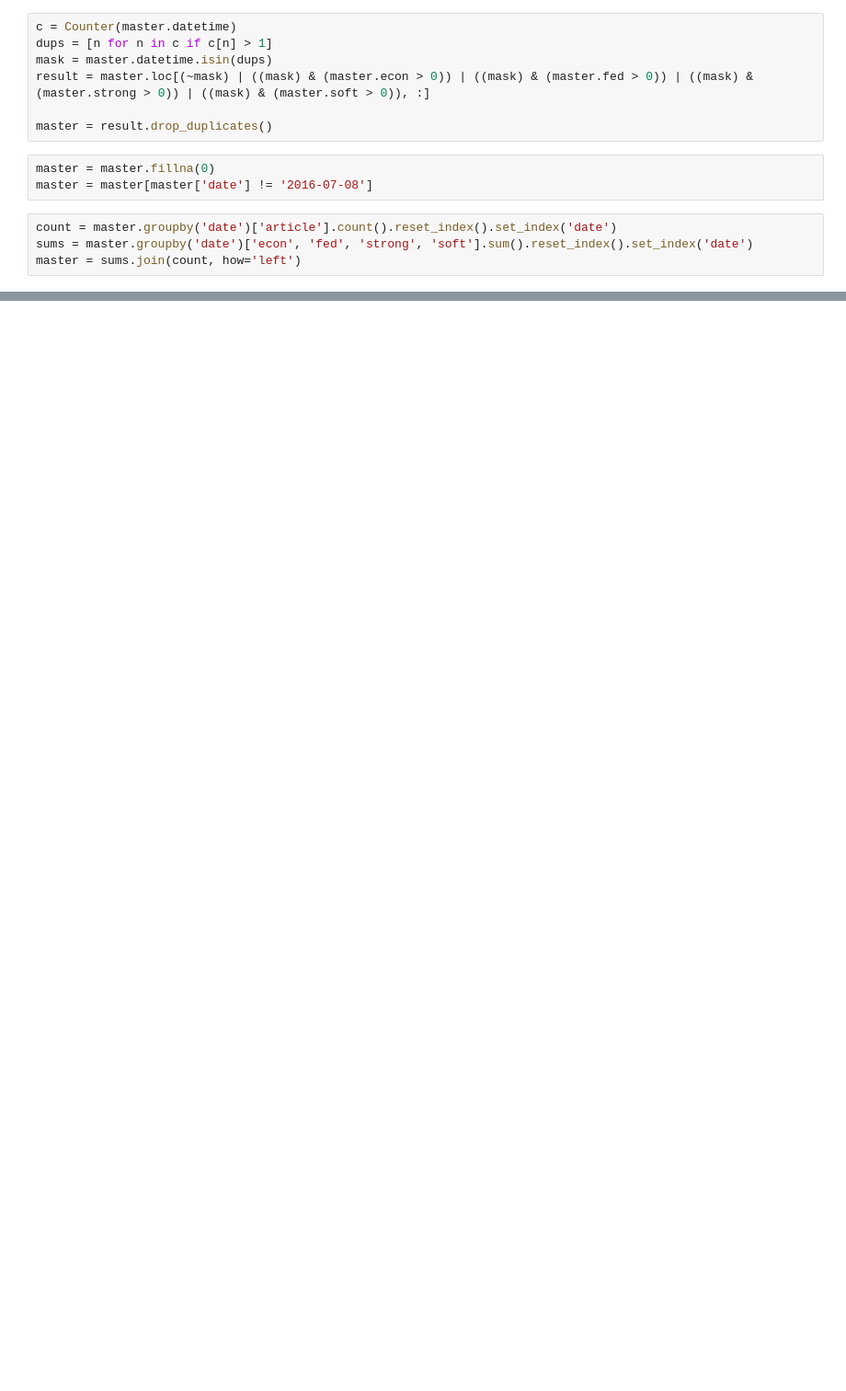
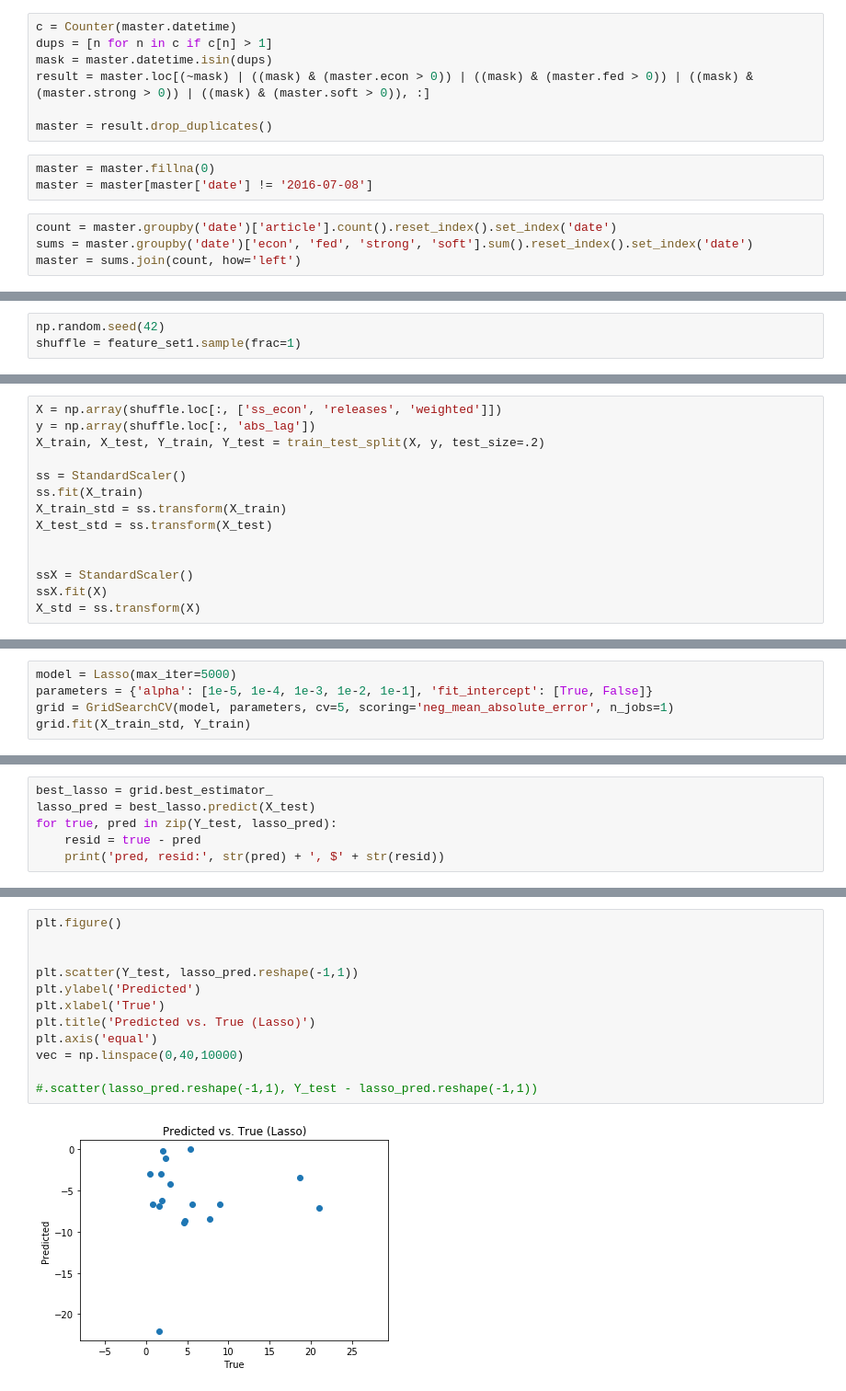
Before and after one commit to samfunk/project_luther, a Jupyter notebook: marketwatch.ipynb, the cells around one changed output, grey strips where cells are left out. Shown at 92% size. Saved outputs shown, nothing was run; the diff lists cells and outputs as text; blank space fills up the shorter version.

```diff
--- a/marketwatch.ipynb
+++ b/marketwatch.ipynb
@@ -197,0 +385,3 @@ def breadcrumbs(url):
+# %%
+np.random.seed(42)
+shuffle = feature_set1.sample(frac=1)
@@ -197,0 +411,14 @@ def breadcrumbs(url):
+# %%
+X = np.array(shuffle.loc[:, ['ss_econ', 'releases', 'weighted']])
+y = np.array(shuffle.loc[:, 'abs_lag'])
+X_train, X_test, Y_train, Y_test = train_test_split(X, y, test_size=.2)
+
+ss = StandardScaler()
+ss.fit(X_train)
+X_train_std = ss.transform(X_train)
+X_test_std = ss.transform(X_test)
+
+
+ssX = StandardScaler()
+ssX.fit(X)
+X_std = ss.transform(X)
@@ -197,0 +427,5 @@ def breadcrumbs(url):
+# %%
+model = Lasso(max_iter=5000)
+parameters = {'alpha': [1e-5, 1e-4, 1e-3, 1e-2, 1e-1], 'fit_intercept': [True, False]}
+grid = GridSearchCV(model, parameters, cv=5, scoring='neg_mean_absolute_error', n_jobs=1)
+grid.fit(X_train_std, Y_train)
@@ -197,0 +469,6 @@ def breadcrumbs(url):
+# %%
+best_lasso = grid.best_estimator_
+lasso_pred = best_lasso.predict(X_test)
+for true, pred in zip(Y_test, lasso_pred):
+    resid = true - pred
+    print('pred, resid:', str(pred) + ', $' + str(resid))
@@ -197,0 +493,14 @@ def breadcrumbs(url):
+# %%
+plt.figure()
+
+
+plt.scatter(Y_test, lasso_pred.reshape(-1,1))
+plt.ylabel('Predicted')
+plt.xlabel('True')
+plt.title('Predicted vs. True (Lasso)')
+plt.axis('equal')
+vec = np.linspace(0,40,10000)
+
+#.scatter(lasso_pred.reshape(-1,1), Y_test - lasso_pred.reshape(-1,1))
+# %% [output]
+[figure, added]
```
Also changed, not shown: parts of 89 cells of this notebook, 2 other files.
